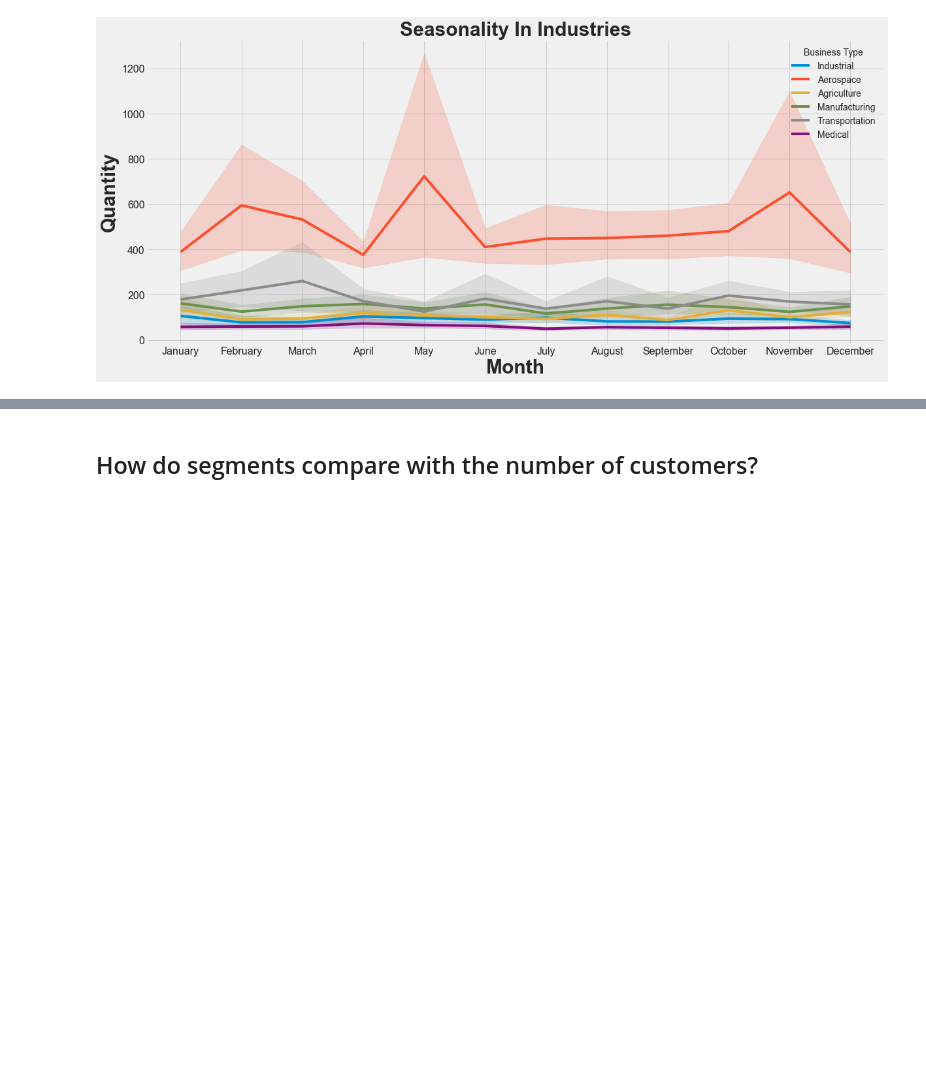
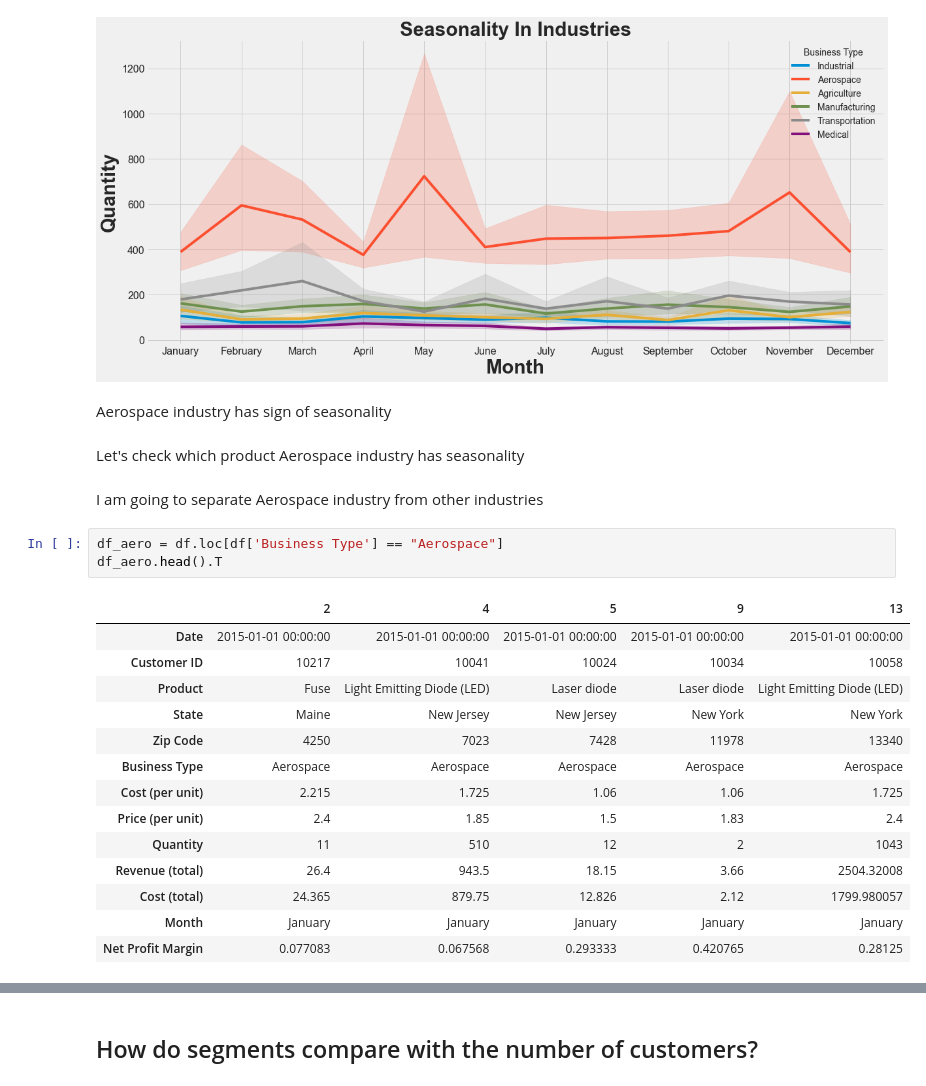
Before and after one commit to ValGRY/Data-Science-Projects, a Jupyter notebook: Techno Industries Inc/Techno Industries Inc..ipynb, the cells around one changed output, grey strips where cells are left out. Cells and saved outputs as stored; diff of their text form; blank space fills up the shorter version.

```diff
--- a/Techno Industries Inc/Techno Industries Inc..ipynb
+++ b/Techno Industries Inc/Techno Industries Inc..ipynb
@@ -250,3 +251,27 @@ plt.ylabel('Quantity', size = 30, weight = 'bold')
 plt.title('Seasonality In Industries', size = 30, weight='bold');
 # %% [output]
 [figure]
+# %% [markdown]
+Aerospace industry has sign of seasonality
+# %% [markdown]
+Let's check which product Aerospace industry has seasonality
+# %% [markdown]
+I am going to separate Aerospace industry from other industries
+# %%
+df_aero = df.loc[df['Business Type'] == "Aerospace"]
+df_aero.head().T
+# %% [output]
+|  | 2 | 4 | 5 | 9 | 13 |
+| Date | 2015-01-01 00:00:00 | 2015-01-01 00:00:00 | 2015-01-01 00:00:00 | 2015-01-01 00:00:00 | 2015-01-01 00:00:00 |
+| Customer ID | 10217 | 10041 | 10024 | 10034 | 10058 |
+| Product | Fuse | Light Emitting Diode (LED) | Laser diode | Laser diode | Light Emitting Diode (LED) |
+| State | Maine | New Jersey | New Jersey | New York | New York |
+| Zip Code | 4250 | 7023 | 7428 | 11978 | 13340 |
+| Business Type | Aerospace | Aerospace | Aerospace | Aerospace | Aerospace |
+| Cost (per unit) | 2.215 | 1.725 | 1.06 | 1.06 | 1.725 |
+| Price (per unit) | 2.4 | 1.85 | 1.5 | 1.83 | 2.4 |
+| Quantity | 11 | 510 | 12 | 2 | 1043 |
+| Revenue (total) | 26.4 | 943.5 | 18.15 | 3.66 | 2504.32008 |
+| Cost (total) | 24.365 | 879.75 | 12.826 | 2.12 | 1799.980057 |
+| Month | January | January | January | January | January |
+| Net Profit Margin | 0.077083 | 0.067568 | 0.293333 | 0.420765 | 0.28125 |
```
Also changed, not shown: parts of 10 cells of this notebook.
